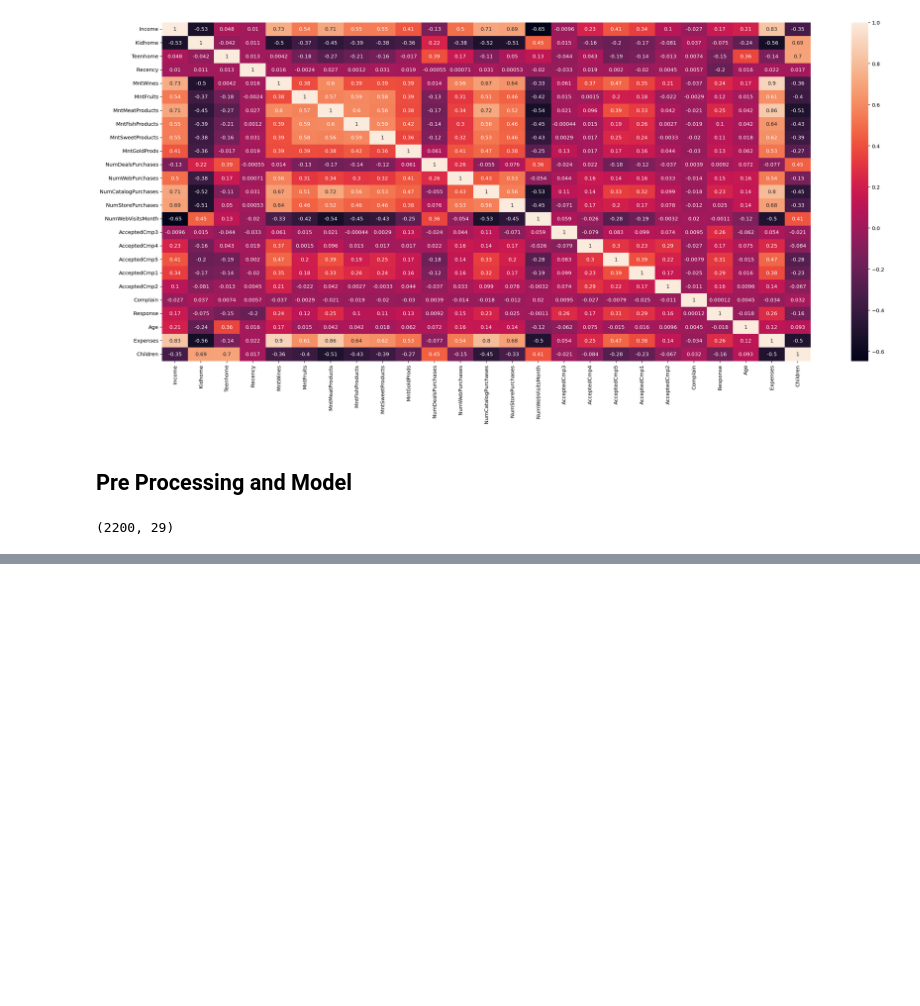
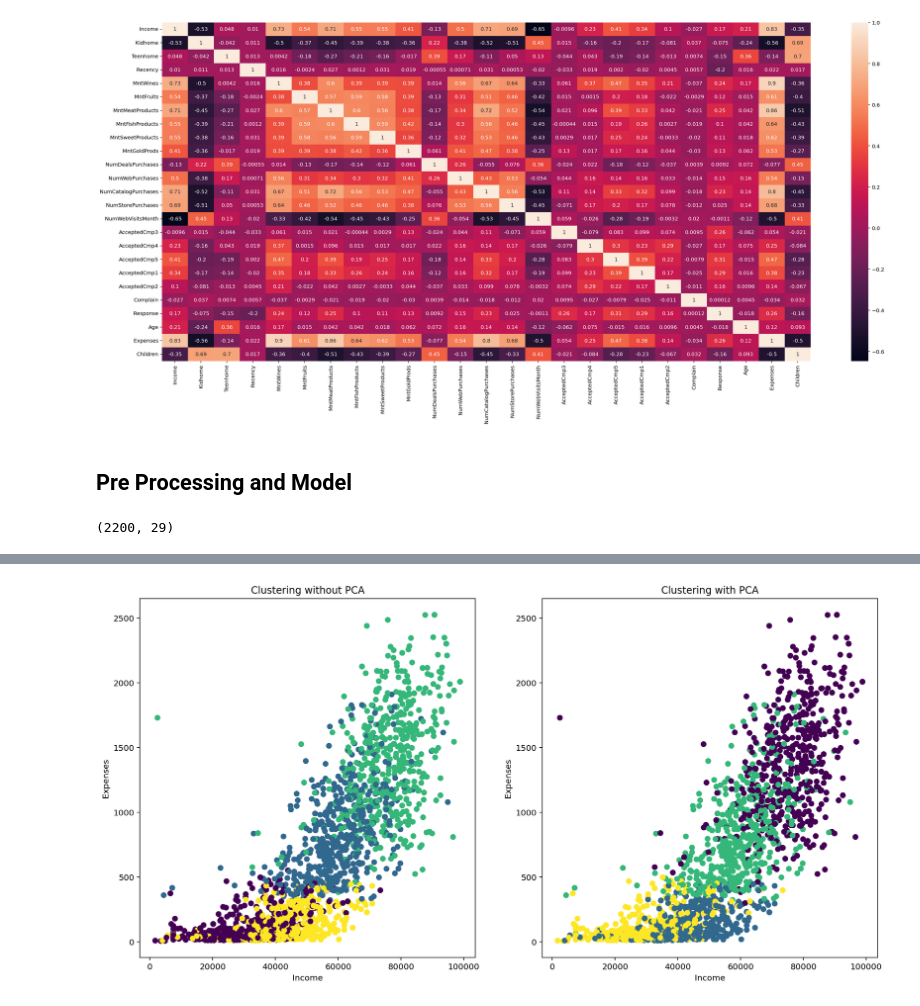
Before and after one commit to yxyfer/PTML_Project, a Jupyter notebook: src/market_analysis_unsupervised.ipynb, the cells around one changed output, grey strips where cells are left out. Cells and saved outputs as stored; diff of their text form; code cells hidden in the pictures; blank space fills up the shorter version.

```diff
--- a/src/market_analysis_unsupervised.ipynb
+++ b/src/market_analysis_unsupervised.ipynb
@@ -447,0 +389,26 @@ plt.show()
+# %%
+def plot_2D(X, x, y, cluster, cluster_pca):
+    fig, axs = plt.subplots(1, 2, figsize=(16, 8))
+
+    axs[0].scatter(X[x], X[y], c=cluster, marker='o')
+    axs[1].scatter(X[x], X[y], c=cluster_pca, marker='o')
+
+    axs[0].set_xlabel(x)
+    axs[1].set_ylabel(y)
+    axs[1].set_xlabel(x)
+    axs[0].set_ylabel(y)
+
+    axs[0].set_title("Clustering without PCA")
+    axs[1].set_title("Clustering with PCA")
+
+    plt.show()
+# %%
+model_kmeans = KMeans(4, random_state=20)
+cluster = model_kmeans.fit(df_tr).predict(df_tr)
+
+model_kmeans_pca = KMeans(4, random_state=20)
+cluster_pca = model_kmeans_pca.fit(df_tr_pca).predict(df_tr_pca)
+# %%
+plot_2D(df_ff, "Income", "Expenses", cluster, cluster_pca)
+# %% [output]
+[figure, added]
```
Also changed, not shown: parts of 20 cells of this notebook.
